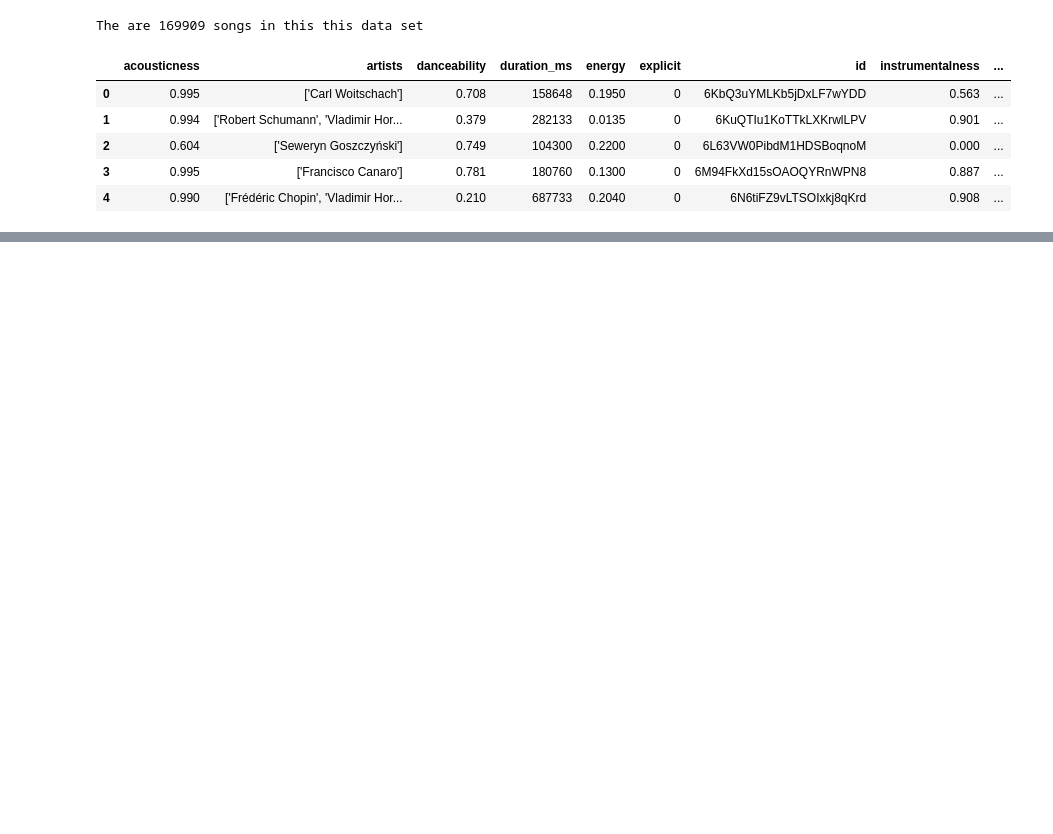
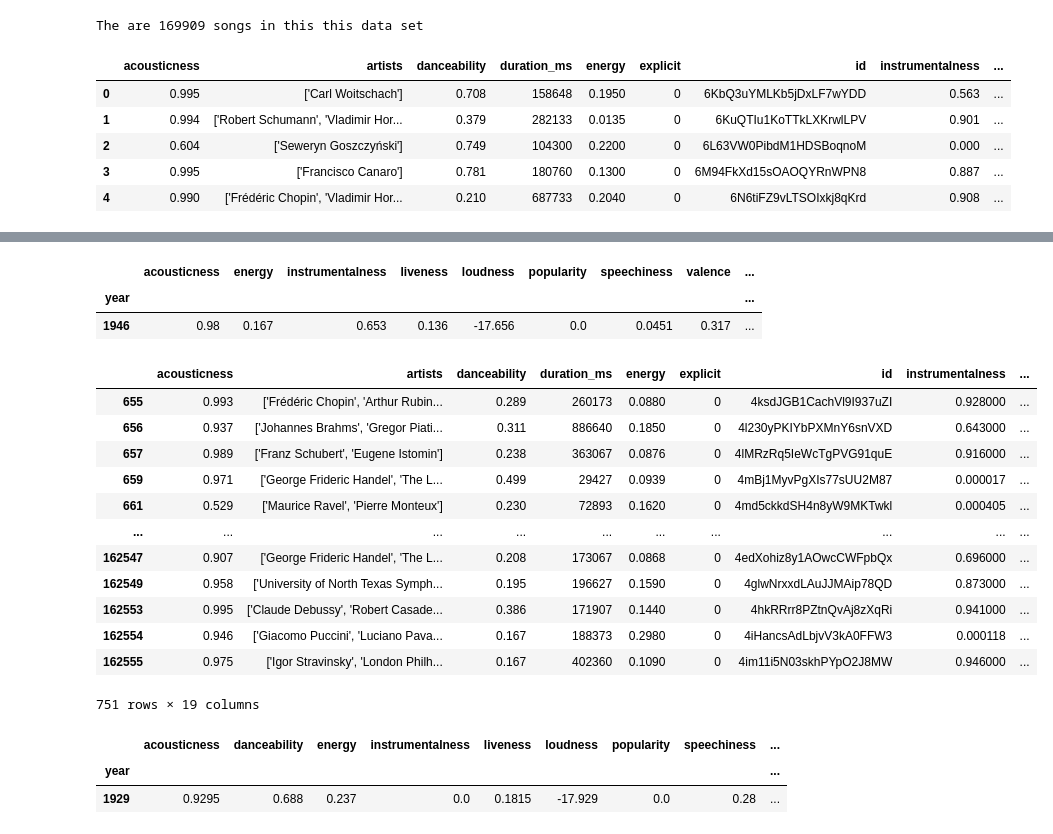
Before and after one commit to JoeKell/SpotifySongAnalysisProject, a Jupyter notebook: metrics_over_time.ipynb, the cells around one changed output, grey strips where cells are left out. Cells and saved outputs as stored; diff of their text form; code cells hidden in the pictures; blank space fills up the shorter version.

```diff
--- a/metrics_over_time.ipynb
+++ b/metrics_over_time.ipynb
@@ -98,0 +137,43 @@ plt.show()
+# %%
+##### noticing the significant drop in valense around 1942, I"m wondering if this could be because the war.a
+
+just_sad_year=annual_metrics_df.loc[annual_metrics_df['valence']==annual_metrics_df['valence'].min(),:]
+
+just_sad_year
+# %% [output]
+|  | acousticness | energy | instrumentalness | liveness | loudness | popularity | speechiness | valence | ... |
+| year |  |  |  |  |  |  |  |  | ... |
+| 1946 | 0.98 | 0.167 | 0.653 | 0.136 | -17.656 | 0.0 | 0.0451 | 0.317 | ... |
+# %%
+### sad songs in 1946
+
+xo=just_sad_year['valence'].values
+sad_value=xo[0]
+
+
+four_six=kaggle_spot_df.loc[(kaggle_spot_df['year']==1946)&(kaggle_spot_df['valence']<sad_value),:]
+
+four_six
+# %% [output]
+|  | acousticness | artists | danceability | duration_ms | energy | explicit | id | instrumentalness | ... |
+| 655 | 0.993 | ['Frédéric Chopin', 'Arthur Rubin... | 0.289 | 260173 | 0.0880 | 0 | 4ksdJGB1CachVl9I937uZI | 0.928000 | ... |
+| 656 | 0.937 | ['Johannes Brahms', 'Gregor Piati... | 0.311 | 886640 | 0.1850 | 0 | 4l230yPKIYbPXMnY6snVXD | 0.643000 | ... |
+| 657 | 0.989 | ['Franz Schubert', 'Eugene Istomin'] | 0.238 | 363067 | 0.0876 | 0 | 4lMRzRq5IeWcTgPVG91quE | 0.916000 | ... |
+| 659 | 0.971 | ['George Frideric Handel', 'The L... | 0.499 | 29427 | 0.0939 | 0 | 4mBj1MyvPgXIs77sUU2M87 | 0.000017 | ... |
+| 661 | 0.529 | ['Maurice Ravel', 'Pierre Monteux'] | 0.230 | 72893 | 0.1620 | 0 | 4md5ckkdSH4n8yW9MKTwkl | 0.000405 | ... |
+| ... | ... | ... | ... | ... | ... | ... | ... | ... | ... |
+| 162547 | 0.907 | ['George Frideric Handel', 'The L... | 0.208 | 173067 | 0.0868 | 0 | 4edXohiz8y1AOwcCWFpbQx | 0.696000 | ... |
+| 162549 | 0.958 | ['University of North Texas Symph... | 0.195 | 196627 | 0.1590 | 0 | 4glwNrxxdLAuJJMAip78QD | 0.873000 | ... |
+| 162553 | 0.995 | ['Claude Debussy', 'Robert Casade... | 0.386 | 171907 | 0.1440 | 0 | 4hkRRrr8PZtnQvAj8zXqRi | 0.941000 | ... |
+| 162554 | 0.946 | ['Giacomo Puccini', 'Luciano Pava... | 0.167 | 188373 | 0.2980 | 0 | 4iHancsAdLbjvV3kA0FFW3 | 0.000118 | ... |
+| 162555 | 0.975 | ['Igor Stravinsky', 'London Philh... | 0.167 | 402360 | 0.1090 | 0 | 4im11i5N03skhPYpO2J8MW | 0.946000 | ... |
+751 rows × 19 columns
+# %%
+#Based on the graph above, lets look at the peak year for speechiness
+
+speech_peak= annual_metrics_df.loc[annual_metrics_df['speechiness']==annual_metrics_df['speechiness'].max(),:]
+speech_peak
+# %% [output]
+|  | acousticness | danceability | energy | instrumentalness | liveness | loudness | popularity | speechiness | ... |
+| year |  |  |  |  |  |  |  |  | ... |
+| 1929 | 0.9295 | 0.688 | 0.237 | 0.0 | 0.1815 | -17.929 | 0.0 | 0.28 | ... |
```
Also changed, not shown: parts of 10 cells of this notebook.
